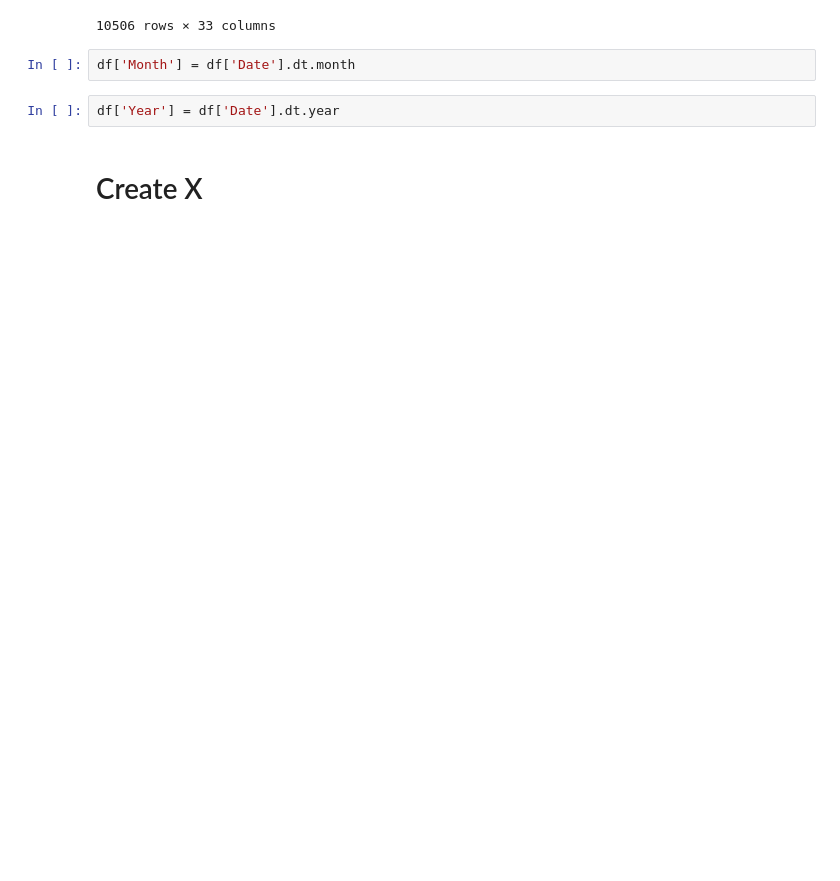
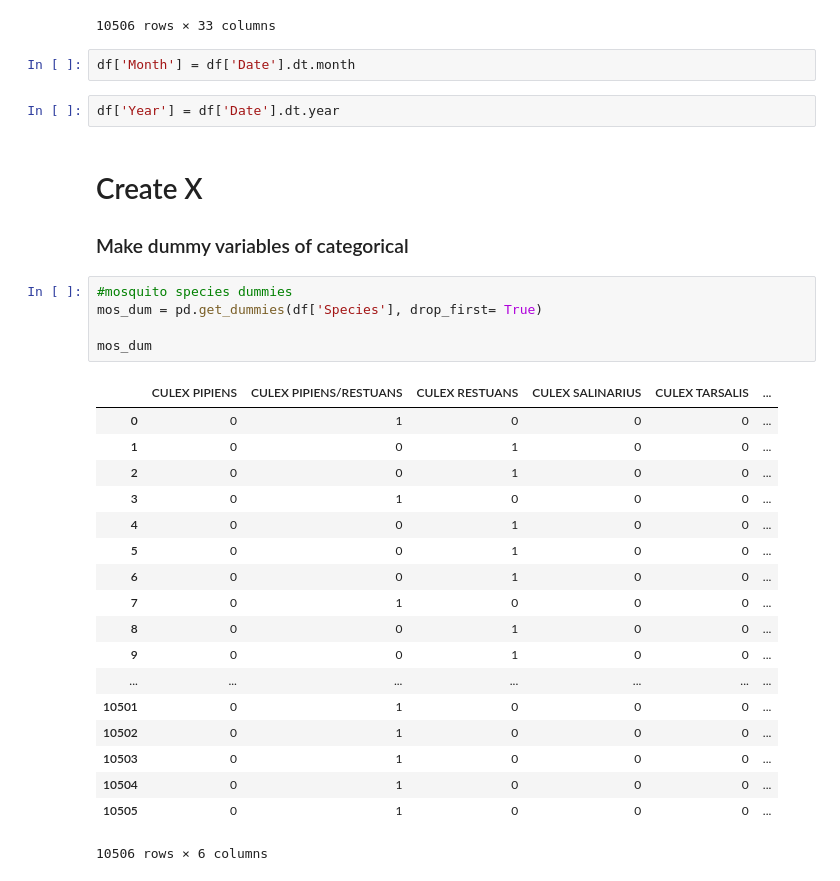
Before and after one commit to rytizzle/CDC_west_nile, a Jupyter notebook: Data Organization + Ryan2.ipynb, the cells around one changed output. Drawn from its saved outputs; the diff is of its cells as text; blank space fills up the shorter version.

```diff
--- a/Data Organization + Ryan2.ipynb
+++ b/Data Organization + Ryan2.ipynb
@@ -58,3 +58,28 @@ df['Month'] = df['Date'].dt.month
 df['Year'] = df['Date'].dt.year
 # %% [markdown]
 # Create X
+### Make dummy variables of categorical
+# %%
+#mosquito species dummies
+mos_dum = pd.get_dummies(df['Species'], drop_first= True)
+
+mos_dum
+# %% [output]
+|  | CULEX PIPIENS | CULEX PIPIENS/RESTUANS | CULEX RESTUANS | CULEX SALINARIUS | CULEX TARSALIS | ... |
+| 0 | 0 | 1 | 0 | 0 | 0 | ... |
+| 1 | 0 | 0 | 1 | 0 | 0 | ... |
+| 2 | 0 | 0 | 1 | 0 | 0 | ... |
+| 3 | 0 | 1 | 0 | 0 | 0 | ... |
+| 4 | 0 | 0 | 1 | 0 | 0 | ... |
+| 5 | 0 | 0 | 1 | 0 | 0 | ... |
+| 6 | 0 | 0 | 1 | 0 | 0 | ... |
+| 7 | 0 | 1 | 0 | 0 | 0 | ... |
+| 8 | 0 | 0 | 1 | 0 | 0 | ... |
+| 9 | 0 | 0 | 1 | 0 | 0 | ... |
+| ... | ... | ... | ... | ... | ... | ... |
+| 10501 | 0 | 1 | 0 | 0 | 0 | ... |
+| 10502 | 0 | 1 | 0 | 0 | 0 | ... |
+| 10503 | 0 | 1 | 0 | 0 | 0 | ... |
+| 10504 | 0 | 1 | 0 | 0 | 0 | ... |
+| 10505 | 0 | 1 | 0 | 0 | 0 | ... |
+10506 rows × 6 columns
```
Also changed, not shown: parts of 16 cells of this notebook, 4 other files.
